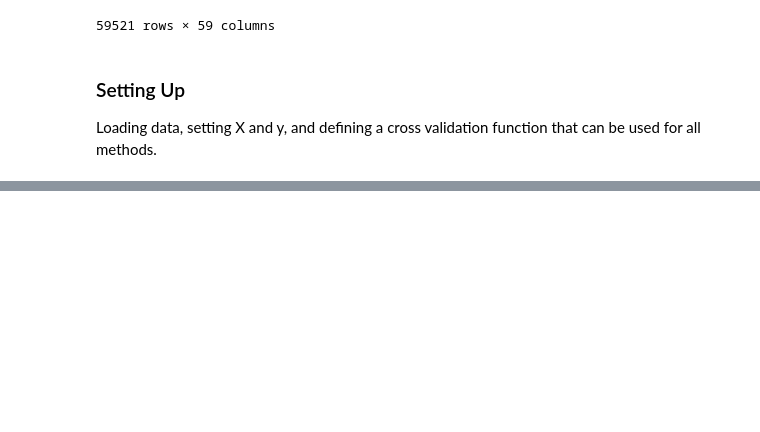
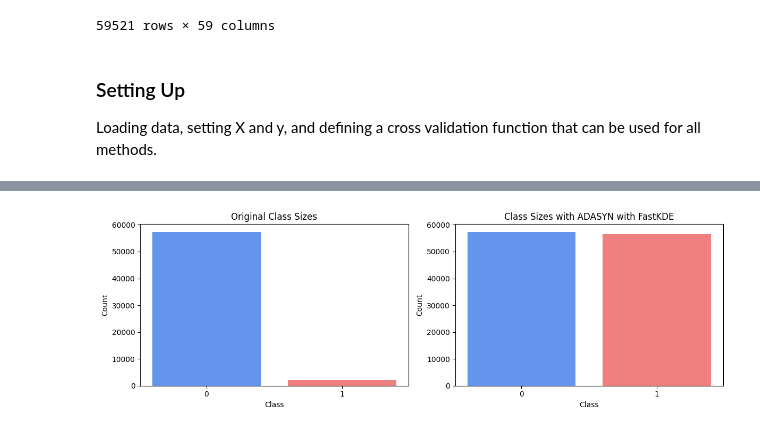
Before and after one commit to MaryEDeignan/HW4, a Jupyter notebook: class_imbalance.ipynb, the cells around one changed output, grey strips where cells are left out. Cells and saved outputs as stored; diff of their text form; code cells hidden in the pictures; blank space fills up the shorter version.

```diff
--- a/class_imbalance.ipynb
+++ b/class_imbalance.ipynb
@@ -154,0 +189,29 @@ Confusion Matrix:
+# %%
+# converting back to pandas series for plotting
+y = train['target']
+y_resampled = series = pd.Series(y_resampled, name='class_label')
+
+# Creating subplots for side-by-side display
+fig, axs = plt.subplots(1, 2, figsize=(12, 4))  # 1 row, 2 columns
+
+# Plotting original class size graph
+class_counts = y.value_counts()
+axs[0].bar(class_counts.index, class_counts.values, color=['cornflowerblue', 'lightcoral'])
+axs[0].set_xlabel("Class")
+axs[0].set_ylabel("Count")
+axs[0].set_title("Original Class Sizes")
+axs[0].set_xticks(class_counts.index)
+
+# Plotting updated class size with SMOTE
+class_counts_sampled = y_resampled.value_counts()
+axs[1].bar(class_counts_sampled.index, class_counts_sampled.values, color=['cornflowerblue', 'lightcoral'])
+axs[1].set_xlabel("Class")
+axs[1].set_ylabel("Count")
+axs[1].set_title("Class Sizes with ADASYN with FastKDE")
+axs[1].set_xticks(class_counts_sampled.index)
+
+# Adjust layout to avoid overlap
+plt.tight_layout()
+plt.show()
+# %% [output]
+[figure, added]
```
Also changed, not shown: parts of 21 cells of this notebook.
